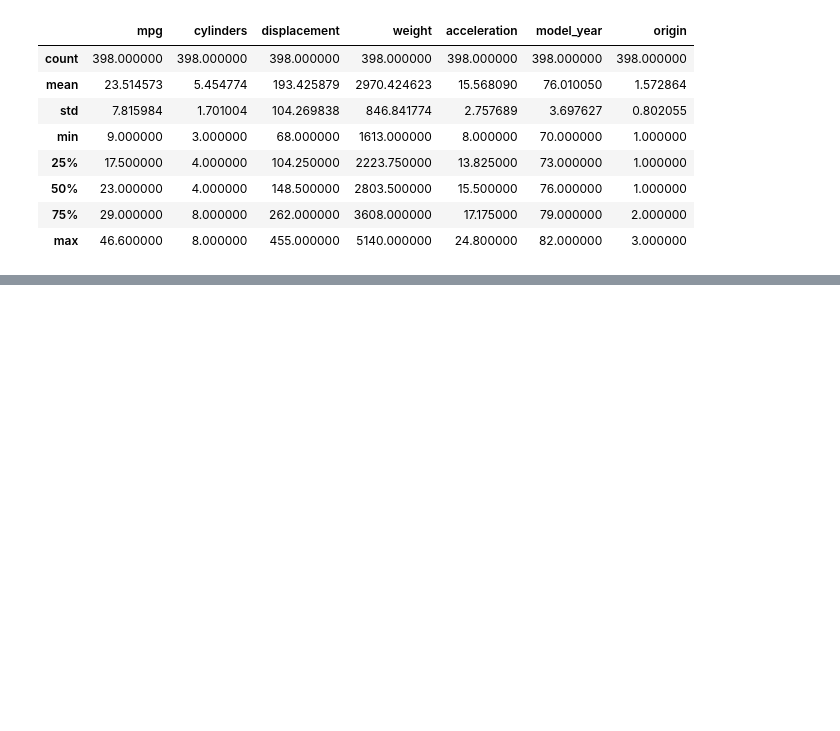
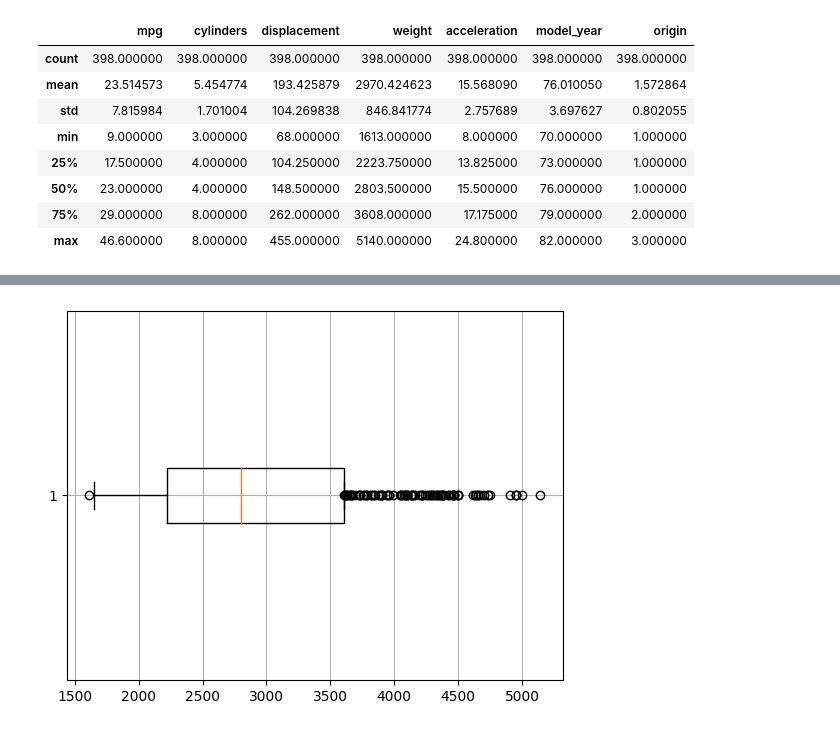
Before and after one commit to anoban/Understanding-and-Visualizing-Data-with-Python, a Jupyter notebook: anoban/Tables, Histograms & Boxplots in Python.ipynb, the cells around one changed output, grey strips where cells are left out. Drawn from its saved outputs; the diff is of its cells as text; code cells hidden in the pictures; blank space fills up the shorter version.

```diff
--- a/anoban/Tables, Histograms & Boxplots in Python.ipynb
+++ b/anoban/Tables, Histograms & Boxplots in Python.ipynb
@@ -32,0 +100,6 @@ mpg.describe()
+# %%
+plt.boxplot(mpg.weight, vert = False, whis = (.25, .75))
+plt.grid()
+plt.show()
+# %% [output]
+[figure, added]
```
Also changed, not shown: parts of 11 cells of this notebook.
